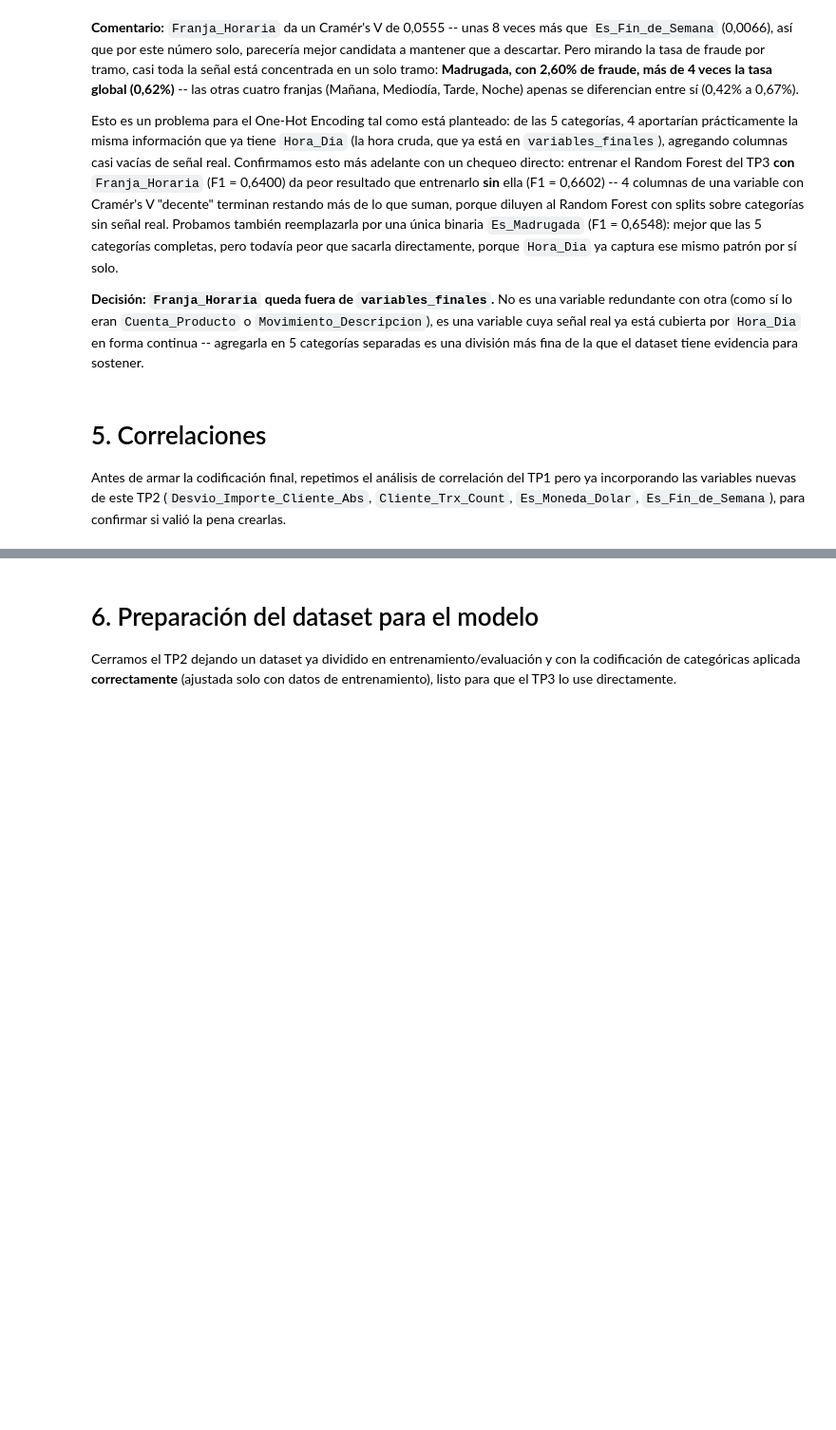
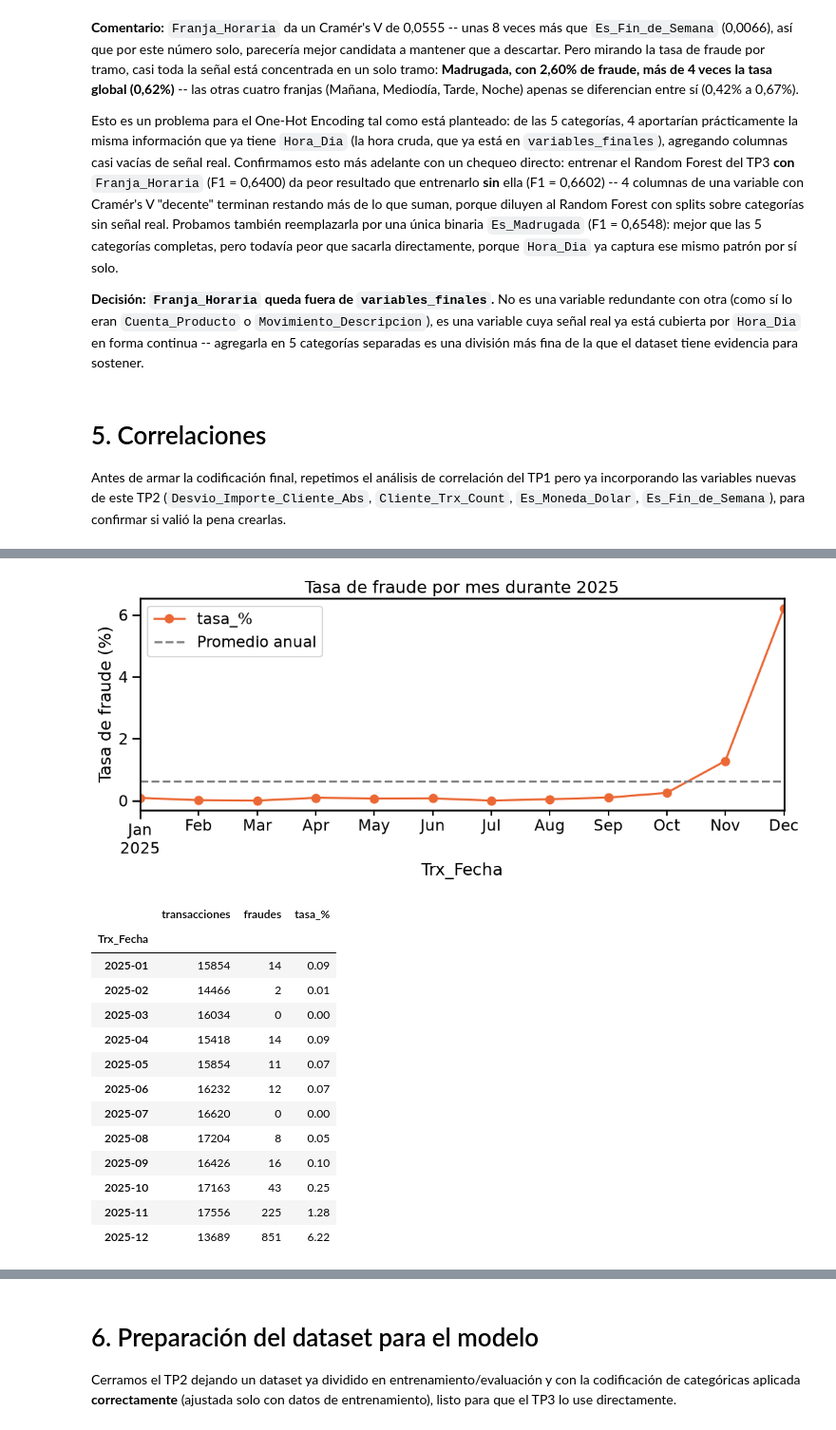
Before and after one commit to maurip3113/deteccion-fraude-mentoria, a Jupyter notebook: TP2_Curacion_Datos.ipynb, the cells around one changed output, grey strips where cells are left out. Shown at 95% size. Saved outputs shown, nothing was run; the diff lists cells and outputs as text; code cells hidden in the pictures; blank space fills up the shorter version.

```diff
--- a/TP2_Curacion_Datos.ipynb
+++ b/TP2_Curacion_Datos.ipynb
@@ -332,0 +356,12 @@ Es_Fraude
+# %%
+# Acotamos el z-score a +-10: un desvío de 10 desvíos estándar propios ya es una anomalía
+# clarísima, y no necesitamos distinguir "muy anómalo" de "absurdamente anómalo" para el
+# modelo -- el tope solo neutraliza el ruido de los clientes con muy poco historial, no
+# afecta la señal real del resto de las transacciones.
+df['Desvio_Importe_Cliente'] = df['Desvio_Importe_Cliente'].clip(-10, 10)
+df['Desvio_Importe_Cliente_Abs'] = df['Desvio_Importe_Cliente'].abs()
+
+print('--- Con signo (acotado) ---')
+print(df.groupby('Es_Fraude')['Desvio_Importe_Cliente'].describe()[['mean', '50%', 'std', 'max']])
+print('\n--- Valor absoluto (acotado) ---')
+print(df.groupby('Es_Fraude')['Desvio_Importe_Cliente_Abs'].describe()[['mean', '50%', 'std', 'max']])
@@ -485,0 +539,31 @@ Name: Es_Fraude, dtype: float64
+# %%
+tasa_fraude_mensual = df.groupby(df['Trx_Fecha'].dt.to_period('M'))['Es_Fraude'].agg(['size', 'sum', 'mean'])
+tasa_fraude_mensual.columns = ['transacciones', 'fraudes', 'tasa_%']
+tasa_fraude_mensual['tasa_%'] *= 100
+
+fig, ax = plt.subplots(figsize=(11, 5))
+tasa_fraude_mensual['tasa_%'].plot(kind='line', marker='o', color=COLOR_NARANJA, ax=ax)
+ax.axhline(df['Es_Fraude'].mean()*100, linestyle='--', color='gray', label='Promedio anual')
+ax.set_ylabel('Tasa de fraude (%)')
+ax.set_title('Tasa de fraude por mes durante 2025')
+ax.legend()
+plt.tight_layout()
+plt.show()
+
+tasa_fraude_mensual.round(3)
+# %% [output]
+[figure, added]
+|  | transacciones | fraudes | tasa_% |
+| Trx_Fecha |  |  |  |
+| 2025-01 | 15854 | 14 | 0.09 |
+| 2025-02 | 14466 | 2 | 0.01 |
+| 2025-03 | 16034 | 0 | 0.00 |
+| 2025-04 | 15418 | 14 | 0.09 |
+| 2025-05 | 15854 | 11 | 0.07 |
+| 2025-06 | 16232 | 12 | 0.07 |
+| 2025-07 | 16620 | 0 | 0.00 |
+| 2025-08 | 17204 | 8 | 0.05 |
+| 2025-09 | 16426 | 16 | 0.10 |
+| 2025-10 | 17163 | 43 | 0.25 |
+| 2025-11 | 17556 | 225 | 1.28 |
+| 2025-12 | 13689 | 851 | 6.22 |
```
Also changed, not shown: parts of 19 cells of this notebook, 4 other files.
